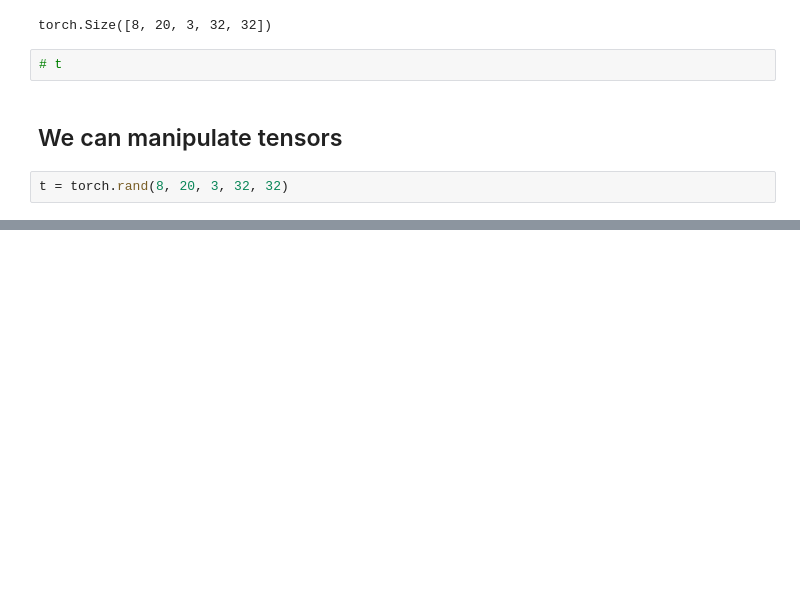
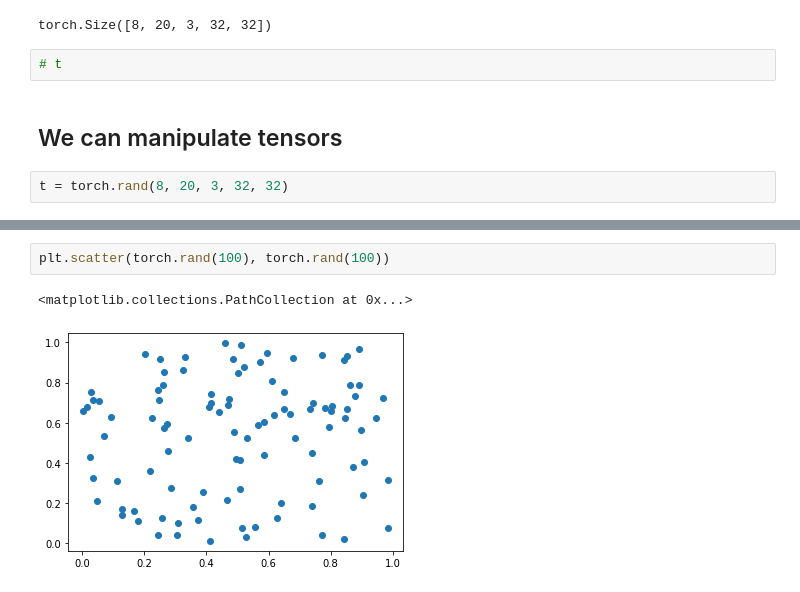
Before and after one commit to ichko/ml-playground, a Jupyter notebook: dream-seminar/01-torch-primer.ipynb, the cells around one changed output, grey strips where cells are left out. Saved outputs shown, nothing was run; the diff lists cells and outputs as text; blank space fills up the shorter version.

```diff
--- a/dream-seminar/01-torch-primer.ipynb
+++ b/dream-seminar/01-torch-primer.ipynb
@@ -90,0 +150,5 @@ t = torch.rand(8, 20, 3, 32, 32)
+# %%
+plt.scatter(torch.rand(100), torch.rand(100))
+# %% [output]
+<matplotlib.collections.PathCollection at 0x...>
+[figure, added]
```
Also changed, not shown: parts of 25 cells of this notebook.
